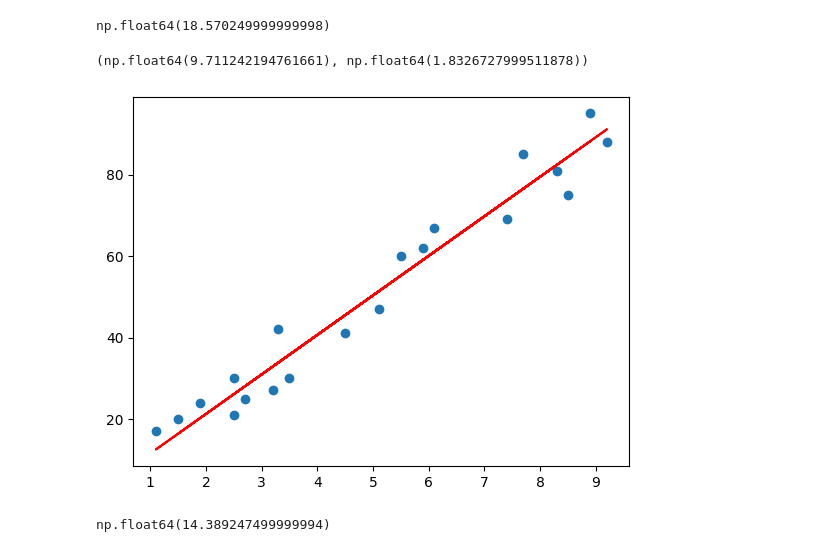
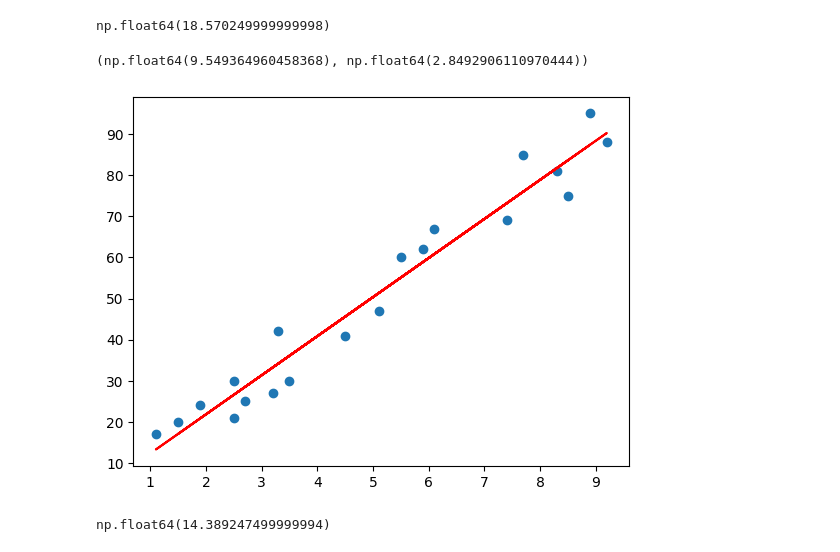
Before and after one commit to Husayn01/Machine-Learning-Specialization, a Jupyter notebook: Student_score_Prediction_with_Linear_Regression.ipynb, the cells around one changed output. Cells and saved outputs as stored; diff of their text form; code cells hidden in the pictures.

```diff
--- a/Student_score_Prediction_with_Linear_Regression.ipynb
+++ b/Student_score_Prediction_with_Linear_Regression.ipynb
@@ -135,11 +131,11 @@ def train(x, y, w_init, b_init, alpha, iterations):
 # %%
-train(x_train, y_train, 0, 0, 0.001, 1000)
+gradient_descent(x_train, y_train, 0, 0, 0.001, 10000)
 # %% [output]
-(np.float64(9.711242194761661), np.float64(1.8326727999511878))
+(np.float64(9.549364960458368), np.float64(2.8492906110970444))
 # %%
-try_model(9.7, 1.85)
+try_model(9.5, 2.85)
 # %% [output]
-[figure, old version]
+[figure, new version]
 # %%
 compute_cost(x_train, y_train, 9.7, 1.85)
 # %% [output]
```
Also changed, not shown: parts of 6 cells of this notebook.
